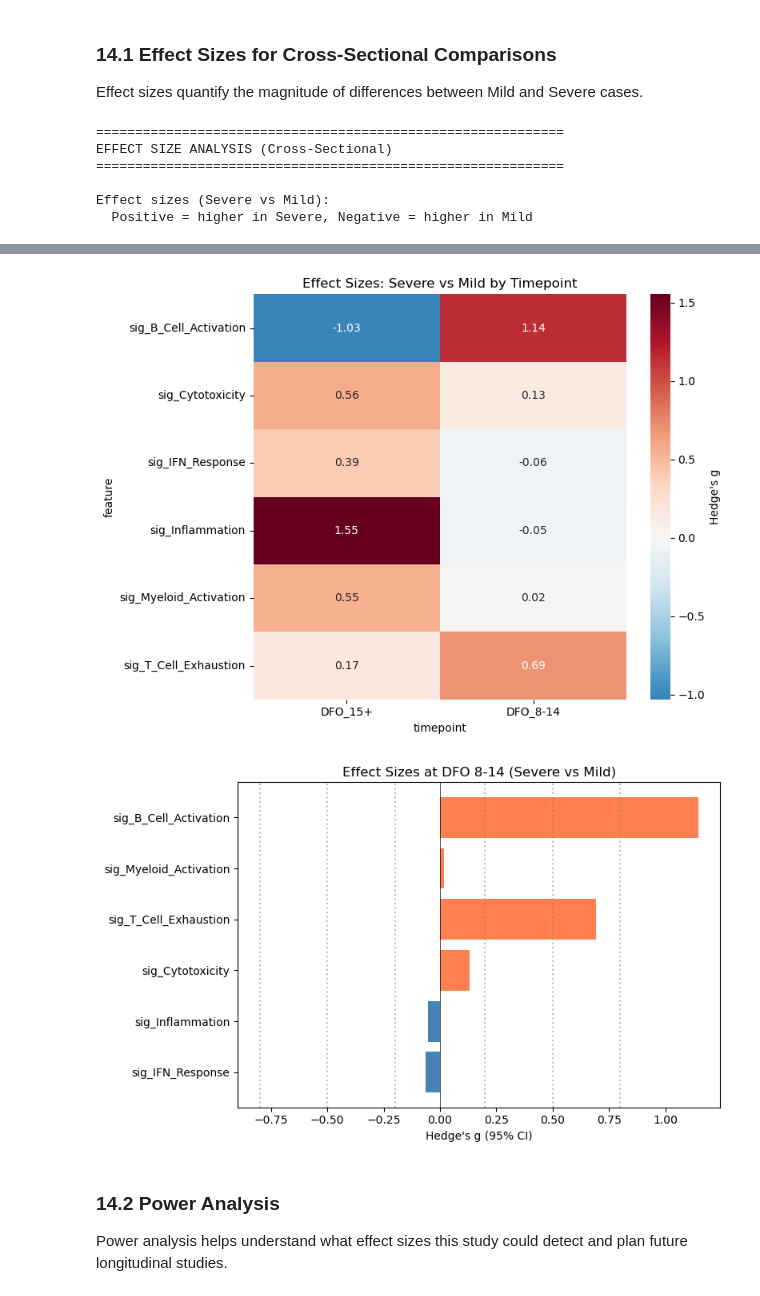
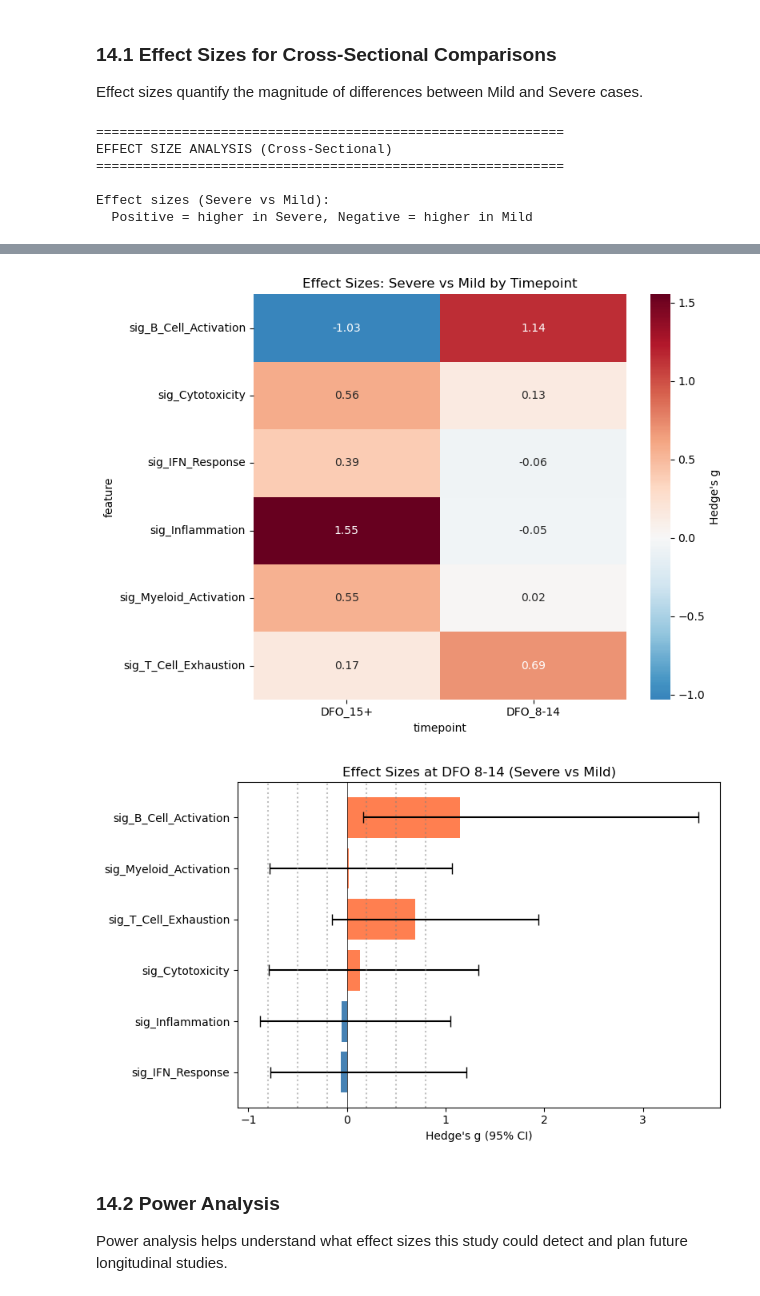
Before and after one commit to TheOmarLab/sctrial, a Jupyter notebook: docs/source/examples/example_covid19_stephenson.ipynb, the cells around one changed output, grey strips where cells are left out. Drawn from its saved outputs; the diff is of its cells as text; code cells hidden in the pictures.

Commit message:
Fix LOO-CV standardize param and effect size CIs in notebooks

```diff
--- a/docs/source/examples/example_covid19_stephenson.ipynb
+++ b/docs/source/examples/example_covid19_stephenson.ipynb
@@ -776,10 +776,10 @@ if signature_cols:
 
                 # Bootstrap CI
                 try:
-                    ci_low, ci_high = st.bootstrap_effect_size_ci(
+                    effect, ci_low, ci_high = st.bootstrap_effect_size_ci(
                         severe_vals, mild_vals,
-                        n_bootstrap=999,
-                        ci=0.95,
+                        n_boot=999,
+                        alpha=0.05,
                         seed=SEED
                     )
                 except Exception:
@@ -863,5 +863,5 @@ Effect sizes (Severe vs Mild):
 [figure]
-[figure, old version]
+[figure, new version]
 # %% [markdown]
 ### 14.2 Power Analysis
 
```
Also changed, not shown: parts of 1 cell of this notebook, 4 other files.
